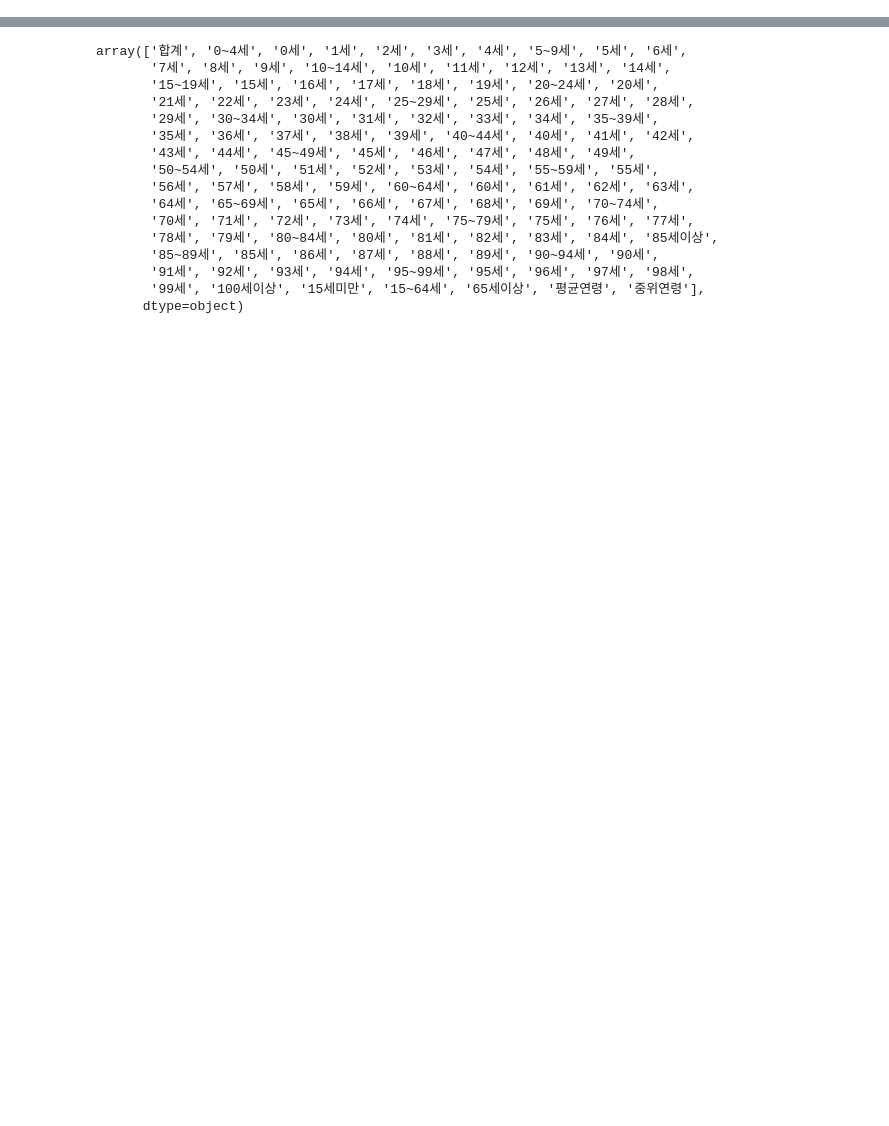
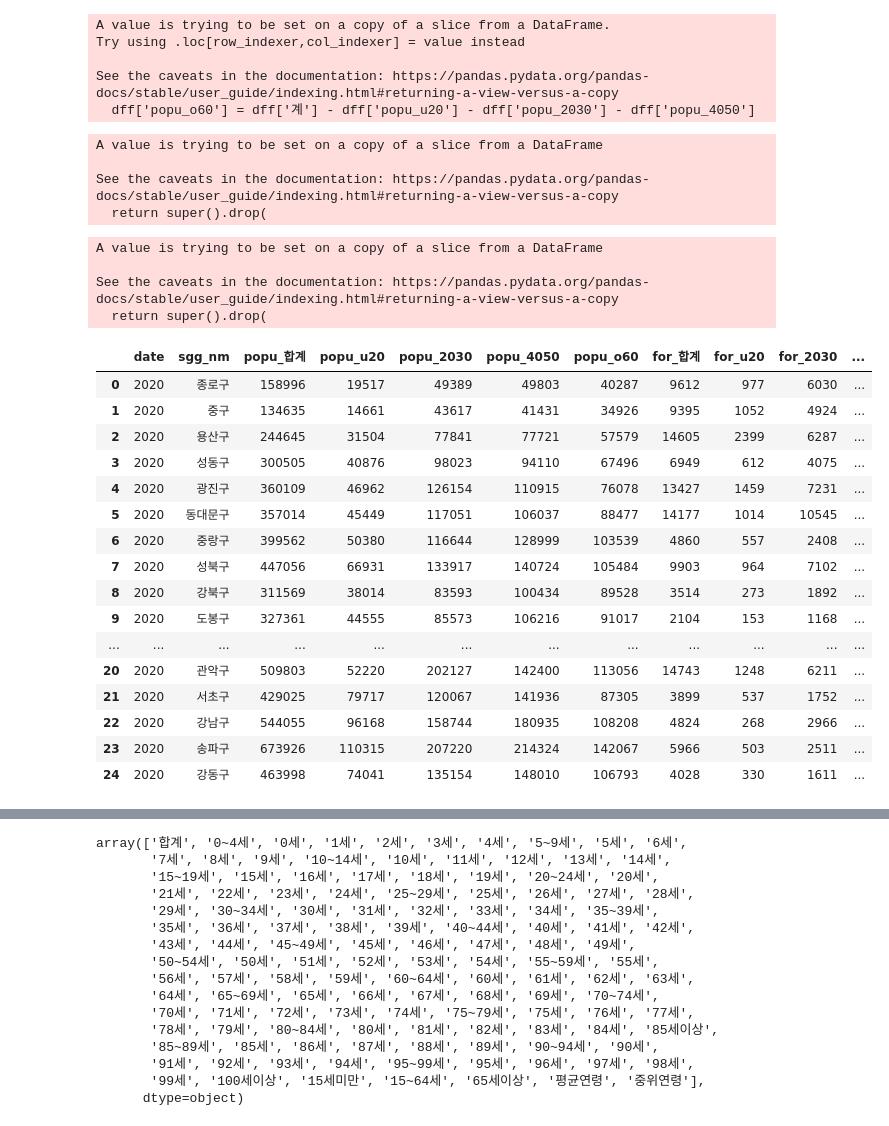
Before and after one commit to PpangPpang93/Main_project_police, a Jupyter notebook: processing_code/14번.연령별인구_전처리.ipynb, the cells around one changed output, grey strips where cells are left out. Saved outputs shown, nothing was run; the diff lists cells and outputs as text; code cells hidden in the pictures; blank space fills up the shorter version.

Commit message:
code : Main-project-processing-code upload
fill na value in 14,15 file

```diff
--- a/processing_code/14번.연령별인구_전처리.ipynb
+++ b/processing_code/14번.연령별인구_전처리.ipynb
@@ -16,0 +284,50 @@ import matplotlib.pyplot as plt
+# %%
+dff['popu_o60'] = dff['계'] - dff['popu_u20'] - dff['popu_2030'] - dff['popu_4050']
+# %% [output]
+A value is trying to be set on a copy of a slice from a DataFrame.
+Try using .loc[row_indexer,col_indexer] = value instead
+
+See the caveats in the documentation: https://pandas.pydata.org/pandas-docs/stable/user_guide/indexing.html#returning-a-view-versus-a-copy
+  dff['popu_o60'] = dff['계'] - dff['popu_u20'] - dff['popu_2030'] - dff['popu_4050']
+# %%
+dff.drop(columns = ['계', '0~4세', '5~9세', '10~14세', '15~19세', '20~24세',
+       '25~29세', '30~34세', '35~39세', '40~44세', '45~49세', '50~54세', '55~59세',
+       '60~64세', '65~69세', '70~74세', '75~79세', '80~84세', '85~89세', '90~94세',
+       '95~99세', '100세 이상'], inplace = True)
+# %% [output]
+A value is trying to be set on a copy of a slice from a DataFrame
+
+See the caveats in the documentation: https://pandas.pydata.org/pandas-docs/stable/user_guide/indexing.html#returning-a-view-versus-a-copy
+  return super().drop(
+# %%
+dff.drop(columns = ['구분'], inplace = True)
+# %% [output]
+A value is trying to be set on a copy of a slice from a DataFrame
+
+See the caveats in the documentation: https://pandas.pydata.org/pandas-docs/stable/user_guide/indexing.html#returning-a-view-versus-a-copy
+  return super().drop(
+# %%
+dff.columns = ['date', 'sgg_nm', 'for_합계', 'for_u20', 'for_2030', 'for_4050', 'for_o60']
+# %%
+dff = dff[1:]
+# %%
+dfn = pd.merge(left = dfa, right = dff, how = 'left', on = ['date', 'sgg_nm'])
+dfn
+# %% [output]
+|  | date | sgg_nm | popu_합계 | popu_u20 | popu_2030 | popu_4050 | popu_o60 | for_합계 | for_u20 | for_2030 | ... |
+| 0 | 2020 | 종로구 | 158996 | 19517 | 49389 | 49803 | 40287 | 9612 | 977 | 6030 | ... |
+| 1 | 2020 | 중구 | 134635 | 14661 | 43617 | 41431 | 34926 | 9395 | 1052 | 4924 | ... |
+| 2 | 2020 | 용산구 | 244645 | 31504 | 77841 | 77721 | 57579 | 14605 | 2399 | 6287 | ... |
+| 3 | 2020 | 성동구 | 300505 | 40876 | 98023 | 94110 | 67496 | 6949 | 612 | 4075 | ... |
+| 4 | 2020 | 광진구 | 360109 | 46962 | 126154 | 110915 | 76078 | 13427 | 1459 | 7231 | ... |
+| 5 | 2020 | 동대문구 | 357014 | 45449 | 117051 | 106037 | 88477 | 14177 | 1014 | 10545 | ... |
+| 6 | 2020 | 중랑구 | 399562 | 50380 | 116644 | 128999 | 103539 | 4860 | 557 | 2408 | ... |
+| 7 | 2020 | 성북구 | 447056 | 66931 | 133917 | 140724 | 105484 | 9903 | 964 | 7102 | ... |
+| 8 | 2020 | 강북구 | 311569 | 38014 | 83593 | 100434 | 89528 | 3514 | 273 | 1892 | ... |
+| 9 | 2020 | 도봉구 | 327361 | 44555 | 85573 | 106216 | 91017 | 2104 | 153 | 1168 | ... |
+| ... | ... | ... | ... | ... | ... | ... | ... | ... | ... | ... | ... |
+| 20 | 2020 | 관악구 | 509803 | 52220 | 202127 | 142400 | 113056 | 14743 | 1248 | 6211 | ... |
+| 21 | 2020 | 서초구 | 429025 | 79717 | 120067 | 141936 | 87305 | 3899 | 537 | 1752 | ... |
+| 22 | 2020 | 강남구 | 544055 | 96168 | 158744 | 180935 | 108208 | 4824 | 268 | 2966 | ... |
+| 23 | 2020 | 송파구 | 673926 | 110315 | 207220 | 214324 | 142067 | 5966 | 503 | 2511 | ... |
+| 24 | 2020 | 강동구 | 463998 | 74041 | 135154 | 148010 | 106793 | 4028 | 330 | 1611 | ... |
```
Also changed, not shown: parts of 77 cells of this notebook.
